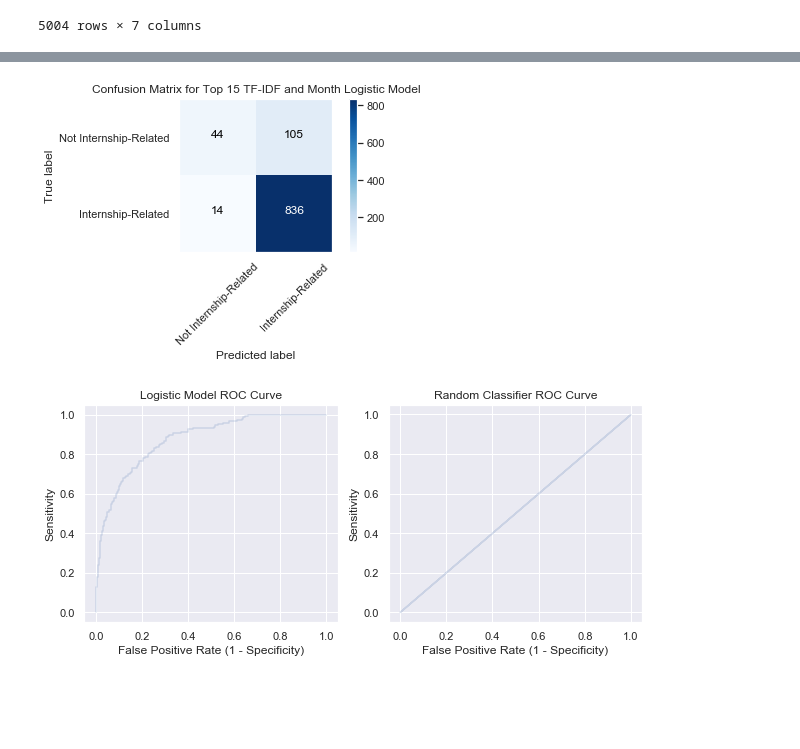
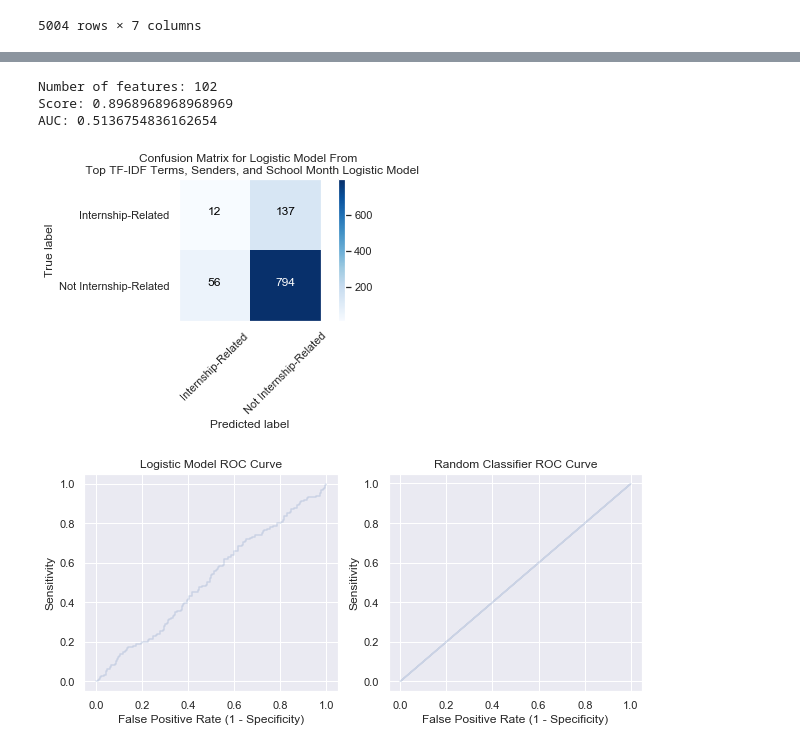
Before and after one commit to rachitpareek/jobSearch, a Jupyter notebook: exploratory analysis.ipynb, the cells around one changed output, grey strips where cells are left out. Drawn from its saved outputs; the diff is of its cells as text; code cells hidden in the pictures; blank space fills up the shorter version.

```diff
--- a/exploratory analysis.ipynb
+++ b/exploratory analysis.ipynb
@@ -80,14 +135,3 @@ data
 | 5002 | hi@zeplin.io | rachitpareek@berkeley.edu | Announcing Global Styleguides—con... | 6/19/19 | https://drive.google.com/a/berkel... | \nLadies and gents, we come beari... | 0.0 |
 | 5003 | info@mail.glassdoor.com | rachitpareek@berkeley.edu | Top CEOs in 2019 | 6/19/19 | https://drive.google.com/a/berkel... | Did your CEO make the list?\n\n ... | 0.0 |
 5004 rows × 7 columns
-# %%
-# Basic pre-processing:
-# 1. Select only relevant columns.
-data = data[["Date & Time Received", "From", "Subject", "Email Text", "Related"]].dropna().reset_index()
-# 2. Use regex to help extract the sender domain from the emails.
-data["From"] = data["From"].apply((lambda x: re.findall("(?<=@)[^.]+(?=\.)", x)[0]))
-# 3. Clean email subject and body text using function defined above.
-data["Email Text"] = data["Email Text"].apply(text_cleaner)
-data["Subject"] = data["Subject"].apply(text_cleaner)
-print(str(round(data["Related"].sum()*100/len(data), 2)) + "% of the inputted emails are indicated to be truly internship-related.")
-data
@@ -129,4 +203,6 @@ top_senders
 # %%
+top_senders = get_top_senders(training_data, 15)
+
 plt.bar(np.arange(len(top_senders)), np.array(top_senders["Counts"]), align='center', alpha=0.5)
 plt.xticks(np.arange(len(top_senders)), np.array(top_senders.index), rotation='vertical')
 plt.ylabel('Emails Received')
@@ -260,11 +244,0 @@ modeling_data
-# %%
-# Let's first split the data into a training and test set.
-# We should also do validation, but let's hold off on that for a second.
-#TODO: add comment, also should be doing all analysis above only on X_train
-X_train, X_test, y_train, y_test = train_test_split(modeling_data,
-                                                    data["Internship-Related"].to_frame(),
-                                                    test_size=0.2,
-                                                    random_state=42)
-print(f'Number of features: {len(X_train.columns)}')
-print(f'Training set size: {len(y_train)}')
-print(f'Test set size: {len(y_test)}')
@@ -289,10 +347,29 @@ logistic_model.score(X_test, y_test)
+# %%
+X_train = make_modeling_data(training_data, 100, 0)
+X_test = make_modeling_data(testing_data, 100, 0)
+
+#Now, let's fit our model.
+logistic_model = LogisticRegression(max_iter=5000)
+logistic_model.fit(X_train, training_data["Internship-Related"])
+
+score = logistic_model.score(X_test, testing_data["Internship-Related"])
+logistic_model_probabilities = logistic_model.predict_proba(X_test)[:, 1]
+auc = roc_auc_score(y_test, logistic_model_probabilities)
+print(f'Number of features: {len(X_train.columns)}')
+print(f'Score: {score}')
+print(f'AUC: {auc}')
+# %% [output]
+Number of features: 102
+Score: 0.8968968968968969
+AUC: 0.5136754836162654
 # %%
 #confusion matrix to analyze
-class_names = ["Not Internship-Related", "Internship-Related"]
+class_names = ["Internship-Related", "Not Internship-Related"]
 conf_mat = confusion_matrix(y_test, logistic_model.predict(X_test), labels=[1, 0])
-plot_confusion_matrix(conf_mat, classes=class_names, title='Confusion Matrix for Top 15 TF-IDF and Month Logistic Model')
+plot_confusion_matrix(conf_mat, classes=class_names, title='Confusion Matrix for Logistic Model From '
+                      + '\n Top TF-IDF Terms, Senders, and School Month Logistic Model')
 # %% [output]
-[figure, old version]
+[figure, new version]
 # %%
 logistic_model_probabilities = logistic_model.predict_proba(X_test)[:, 1]
 false_positive_rate_values, sensitivity_values, thresholds = roc_curve(y_test, logistic_model_probabilities, pos_label=1)
```
Also changed, not shown: parts of 27 cells of this notebook.
